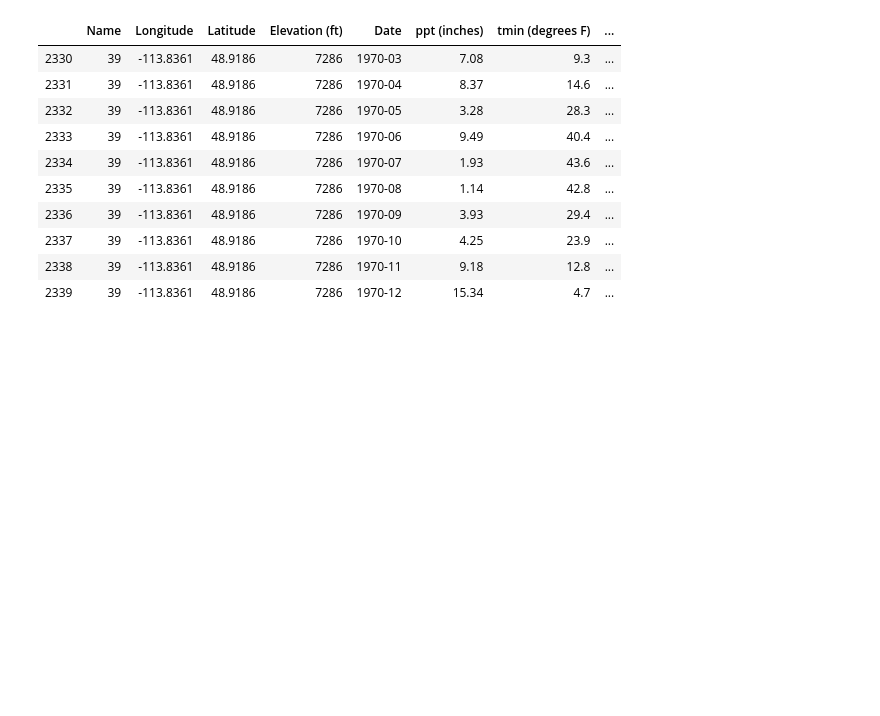
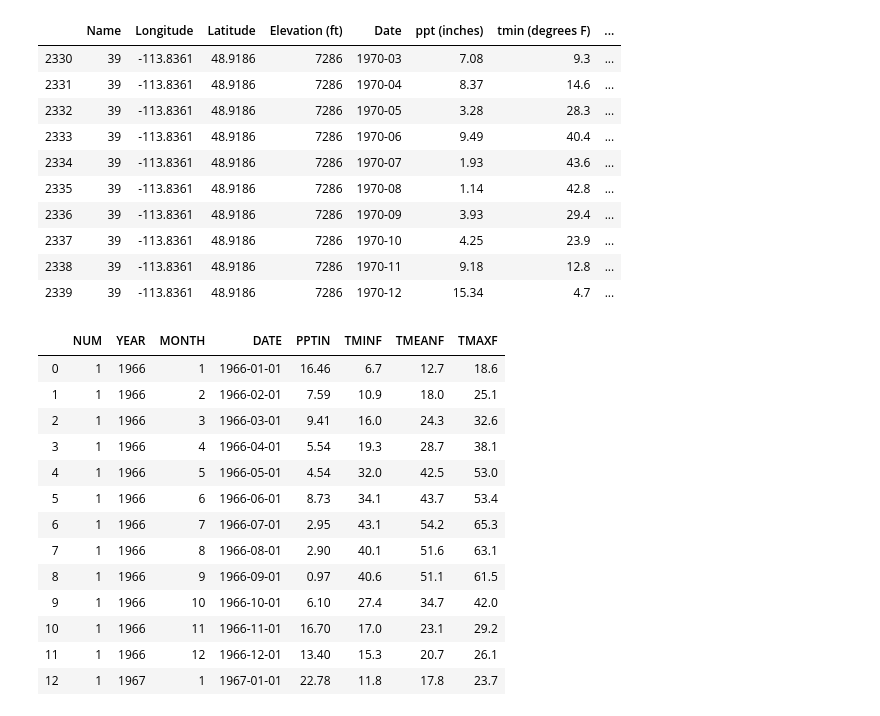
Before and after one commit to efano/GNP-glaciers, a Jupyter notebook: climate-data-exploratory.ipynb, the cells around one changed output. Drawn from its saved outputs; the diff is of its cells as text; code cells hidden in the pictures; blank space fills up the shorter version.

```diff
--- a/climate-data-exploratory.ipynb
+++ b/climate-data-exploratory.ipynb
@@ -59,3 +60,21 @@ df.tail(10)
 | 2337 | 39 | -113.8361 | 48.9186 | 7286 | 1970-10 | 4.25 | 23.9 | ... |
 | 2338 | 39 | -113.8361 | 48.9186 | 7286 | 1970-11 | 9.18 | 12.8 | ... |
 | 2339 | 39 | -113.8361 | 48.9186 | 7286 | 1970-12 | 15.34 | 4.7 | ... |
+# %%
+df = pd.read_json('./data/climate-G1.json')
+df.head(13)
+# %% [output]
+|  | NUM | YEAR | MONTH | DATE | PPTIN | TMINF | TMEANF | TMAXF |
+| 0 | 1 | 1966 | 1 | 1966-01-01 | 16.46 | 6.7 | 12.7 | 18.6 |
+| 1 | 1 | 1966 | 2 | 1966-02-01 | 7.59 | 10.9 | 18.0 | 25.1 |
+| 2 | 1 | 1966 | 3 | 1966-03-01 | 9.41 | 16.0 | 24.3 | 32.6 |
+| 3 | 1 | 1966 | 4 | 1966-04-01 | 5.54 | 19.3 | 28.7 | 38.1 |
+| 4 | 1 | 1966 | 5 | 1966-05-01 | 4.54 | 32.0 | 42.5 | 53.0 |
+| 5 | 1 | 1966 | 6 | 1966-06-01 | 8.73 | 34.1 | 43.7 | 53.4 |
+| 6 | 1 | 1966 | 7 | 1966-07-01 | 2.95 | 43.1 | 54.2 | 65.3 |
+| 7 | 1 | 1966 | 8 | 1966-08-01 | 2.90 | 40.1 | 51.6 | 63.1 |
+| 8 | 1 | 1966 | 9 | 1966-09-01 | 0.97 | 40.6 | 51.1 | 61.5 |
+| 9 | 1 | 1966 | 10 | 1966-10-01 | 6.10 | 27.4 | 34.7 | 42.0 |
+| 10 | 1 | 1966 | 11 | 1966-11-01 | 16.70 | 17.0 | 23.1 | 29.2 |
+| 11 | 1 | 1966 | 12 | 1966-12-01 | 13.40 | 15.3 | 20.7 | 26.1 |
+| 12 | 1 | 1967 | 1 | 1967-01-01 | 22.78 | 11.8 | 17.8 | 23.7 |
```
Also changed, not shown: parts of 2 cells of this notebook, 6 other files.
